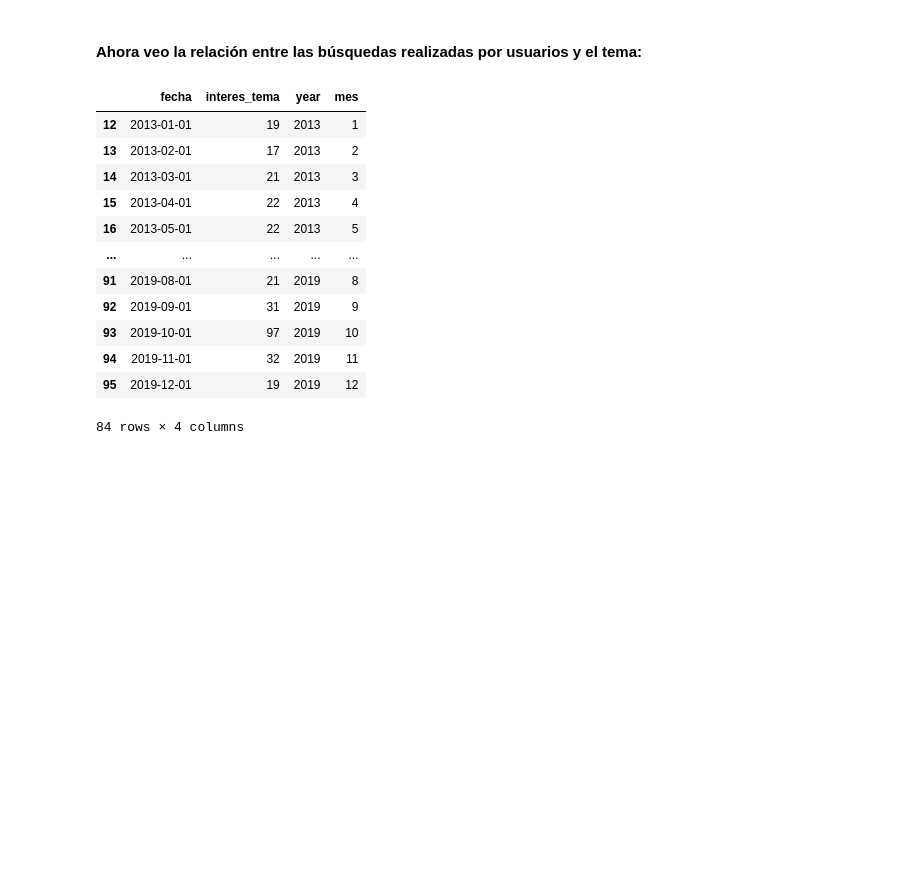
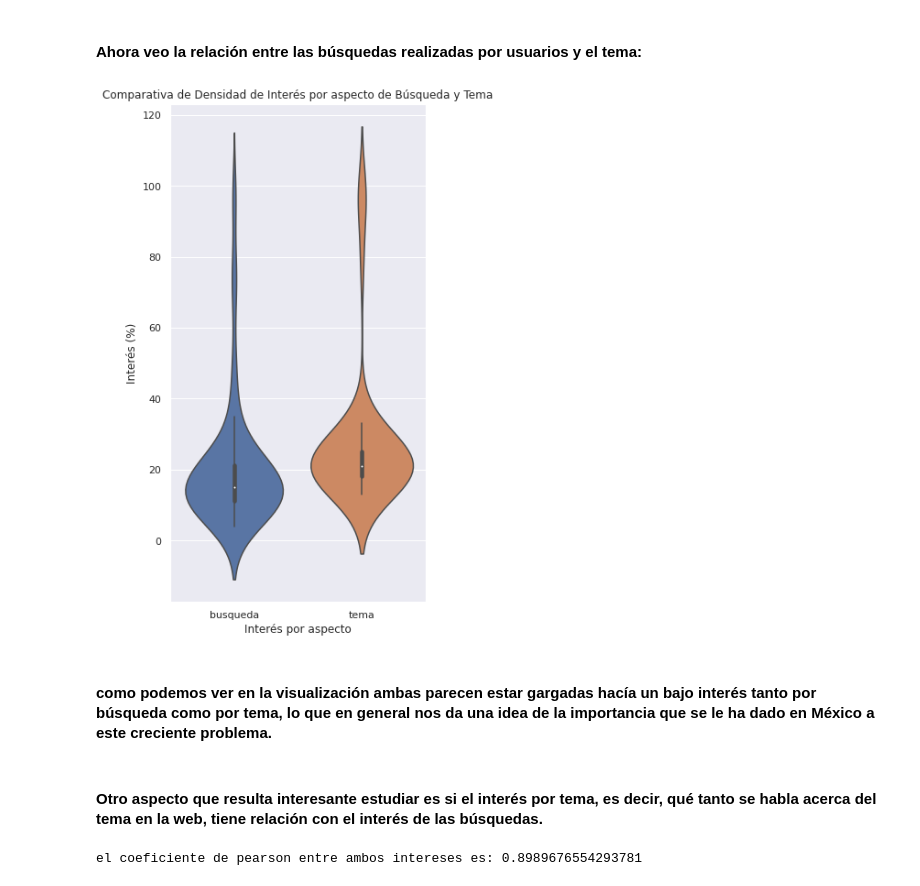
Before and after one commit to Zoe-Garcia/Equipo_2_P2_Analisis, a Jupyter notebook: Pregunta_3_y_4.ipynb, the cells around one changed output. Drawn from its saved outputs; the diff is of its cells as text; code cells hidden in the pictures; blank space fills up the shorter version.

```diff
--- a/Pregunta_3_y_4.ipynb
+++ b/Pregunta_3_y_4.ipynb
@@ -262,16 +262,32 @@ interes = interes_tema.rename(columns={'interes_en_cancer':'interes_tema'})
-# %%
-interes
-# %% [output]
-|  | fecha | interes_tema | year | mes |
-| 12 | 2013-01-01 | 19 | 2013 | 1 |
-| 13 | 2013-02-01 | 17 | 2013 | 2 |
-| 14 | 2013-03-01 | 21 | 2013 | 3 |
-| 15 | 2013-04-01 | 22 | 2013 | 4 |
-| 16 | 2013-05-01 | 22 | 2013 | 5 |
-| ... | ... | ... | ... | ... |
-| 91 | 2019-08-01 | 21 | 2019 | 8 |
-| 92 | 2019-09-01 | 31 | 2019 | 9 |
-| 93 | 2019-10-01 | 97 | 2019 | 10 |
-| 94 | 2019-11-01 | 32 | 2019 | 11 |
-| 95 | 2019-12-01 | 19 | 2019 | 12 |
-84 rows × 4 columns
+# %%
+#para esto primero hago un DF que tiene los datos que me interesan:
+interes_tema['interes_aspecto'] = ['tema' for i in range(len(interes_tema['fecha']))]
+interes_busqueda['interes_aspecto'] = ['busqueda' for i in range(len(interes_busqueda['fecha']))]
+
+interes = pd.concat([interes_busqueda, interes_tema])
+interes = interes.rename(columns={'interes_en_cancer':'interes'})
+# %%
+# realizo una visualización de los datos con respecto a la distribución de interes por tema e interes por búsqueda:
+
+fig  = plt.figure(figsize = (5,10) )
+
+sns.violinplot(data = interes, x = 'interes_aspecto', y = 'interes' )
+
+plt.title('Comparativa de Densidad de Interés por aspecto de Búsqueda y Tema', fontsize = 12)
+plt.xlabel('Interés por aspecto')
+plt.ylabel('Interés (%)')
+
+plt.show()
+# %% [output]
+[figure, added]
+# %% [markdown]
+#### como podemos ver en la visualización ambas parecen estar gargadas hacía un bajo interés tanto por búsqueda como por tema, lo que en general nos da una idea de la importancia que se le ha dado en México a este creciente problema.
+# %% [markdown]
+#### Otro aspecto que resulta interesante estudiar es si el interés por tema, es decir, qué tanto se habla acerca del tema en la web, tiene relación con el interés de las búsquedas.
+# %%
+valores_tema = interes_tema['interes_en_cancer']
+valores_busqueda = interes_busqueda['interes_en_cancer']
+
+print(f"el coeficiente de pearson entre ambos intereses es: {(valores_tema.corr(valores_busqueda))}")
+# %% [output]
+el coeficiente de pearson entre ambos intereses es: 0.8989676554293781
```
Also changed, not shown: parts of 24 cells of this notebook.
